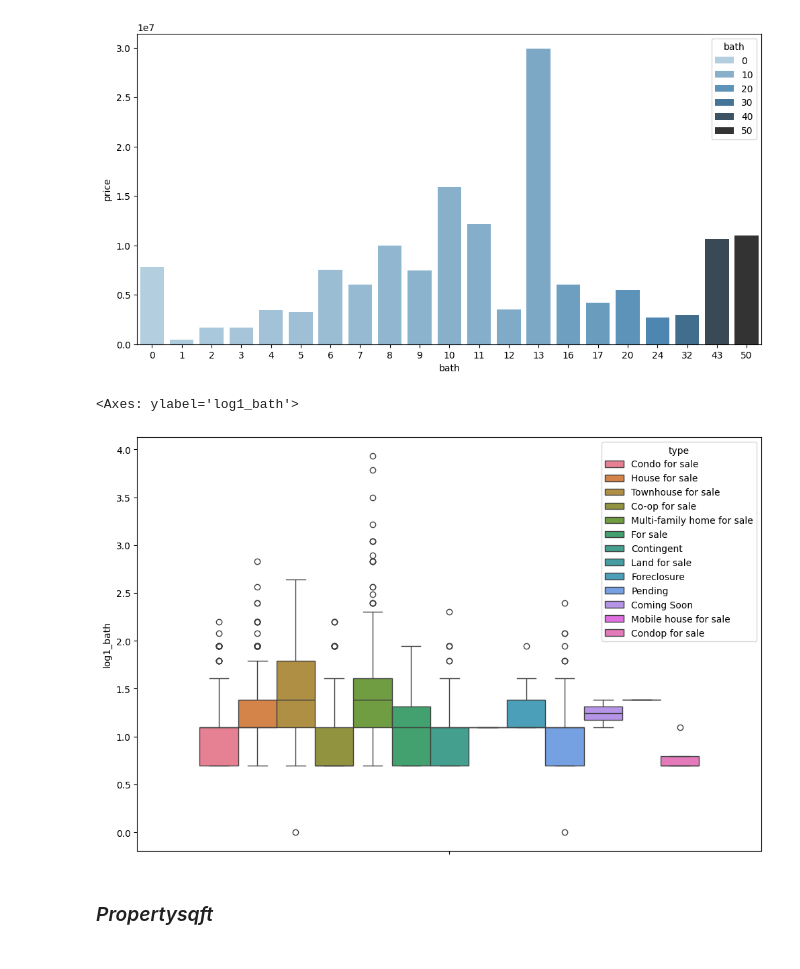
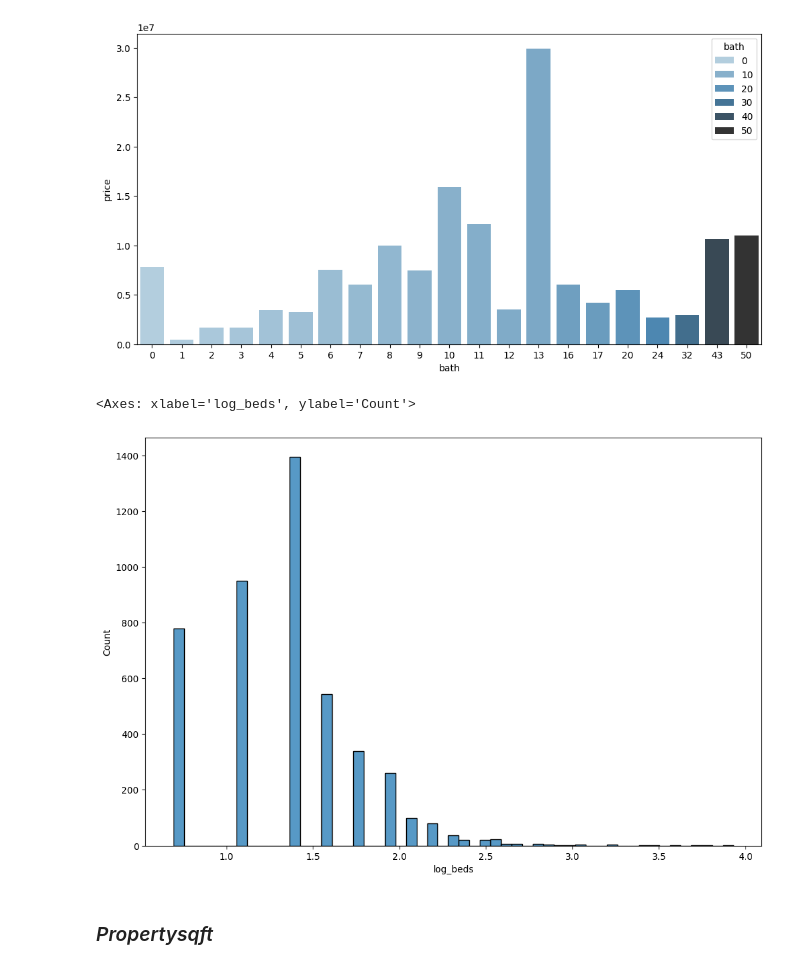
Before and after one commit to codekot/nyc-housing-project, a Jupyter notebook: notebooks/nyc_2024.ipynb, the cells around one changed output. Saved outputs shown, nothing was run; the diff lists cells and outputs as text; code cells hidden in the pictures.

```diff
--- a/notebooks/nyc_2024.ipynb
+++ b/notebooks/nyc_2024.ipynb
@@ -789,10 +789,10 @@ sns.barplot(data=market_share_df,
 df['log1_bath'] = np.log(df.bath+1)
 # %%
 plt.figure(figsize=(12, 8))
-sns.boxplot(df,y='log1_bath', hue='type')
+sns.histplot(df.log_beds)
 # %% [output]
-<Axes: ylabel='log1_bath'>
+<Axes: xlabel='log_beds', ylabel='Count'>
-[figure, old version]
+[figure, new version]
 # %% [markdown]
 ### *Propertysqft*
 # %%
```
Also changed, not shown: parts of 19 cells of this notebook.
